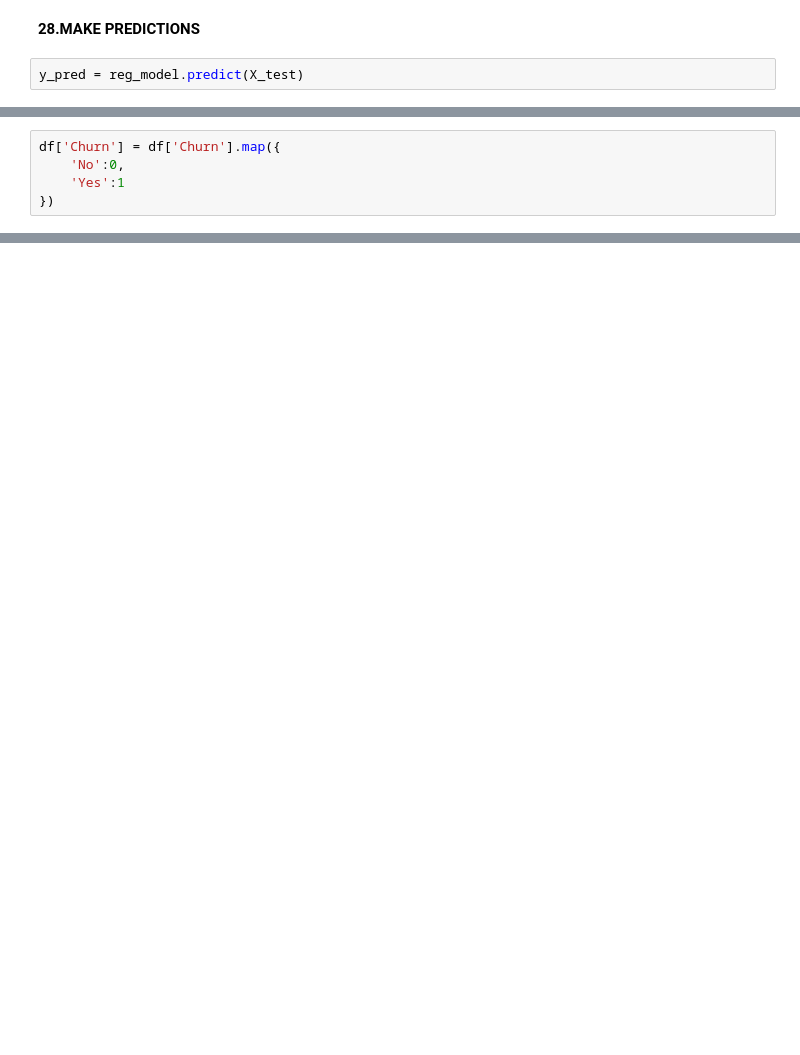
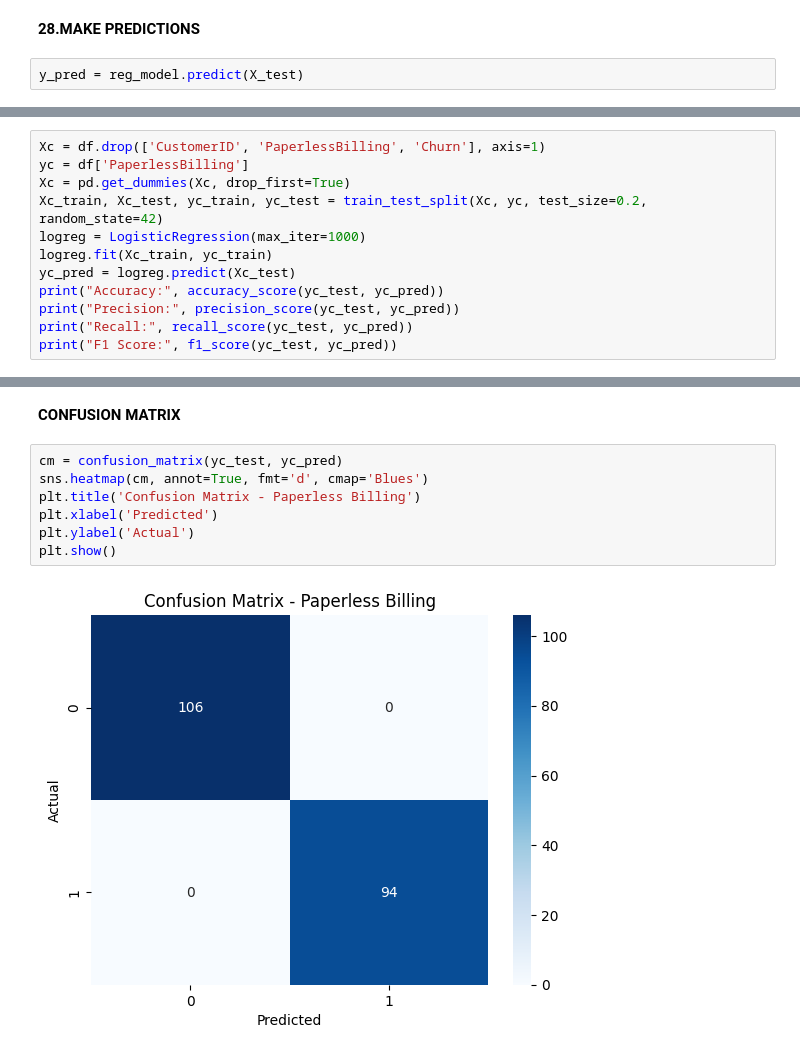
Before and after one commit to AbijuruDivine/etl-pipeline-python, a Jupyter notebook: Telecom_project.ipynb, the cells around one changed output, grey strips where cells are left out. Saved outputs shown, nothing was run; the diff lists cells and outputs as text; blank space fills up the shorter version.

```diff
--- a/Telecom_project.ipynb
+++ b/Telecom_project.ipynb
@@ -228,5 +550,0 @@ coefficients.sort_values(
-# %%
-df['Churn'] = df['Churn'].map({
-    'No':0,
-    'Yes':1
-})
@@ -280,0 +551,12 @@ precision_score(y_test, y_pred)
+# %%
+Xc = df.drop(['CustomerID', 'PaperlessBilling', 'Churn'], axis=1)
+yc = df['PaperlessBilling']
+Xc = pd.get_dummies(Xc, drop_first=True)
+Xc_train, Xc_test, yc_train, yc_test = train_test_split(Xc, yc, test_size=0.2, random_state=42)
+logreg = LogisticRegression(max_iter=1000)
+logreg.fit(Xc_train, yc_train)
+yc_pred = logreg.predict(Xc_test)
+print("Accuracy:", accuracy_score(yc_test, yc_pred))
+print("Precision:", precision_score(yc_test, yc_pred))
+print("Recall:", recall_score(yc_test, yc_pred))
+print("F1 Score:", f1_score(yc_test, yc_pred))
@@ -280,0 +575,11 @@ precision_score(y_test, y_pred)
+# %% [markdown]
+**CONFUSION MATRIX**
+# %%
+cm = confusion_matrix(yc_test, yc_pred)
+sns.heatmap(cm, annot=True, fmt='d', cmap='Blues')
+plt.title('Confusion Matrix - Paperless Billing')
+plt.xlabel('Predicted')
+plt.ylabel('Actual')
+plt.show()
+# %% [output]
+[figure, added]
```
Also changed, not shown: parts of 99 cells of this notebook.
